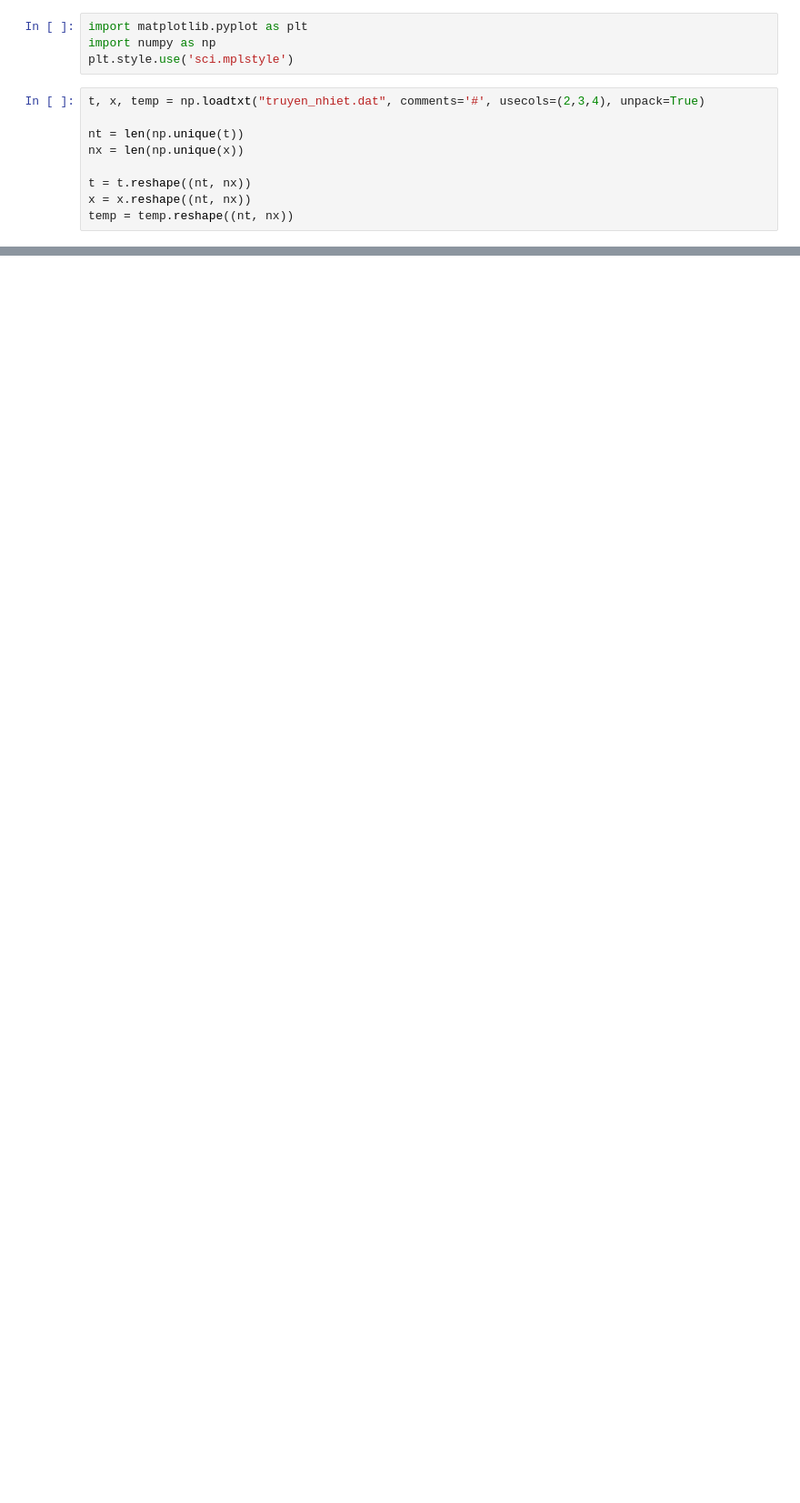
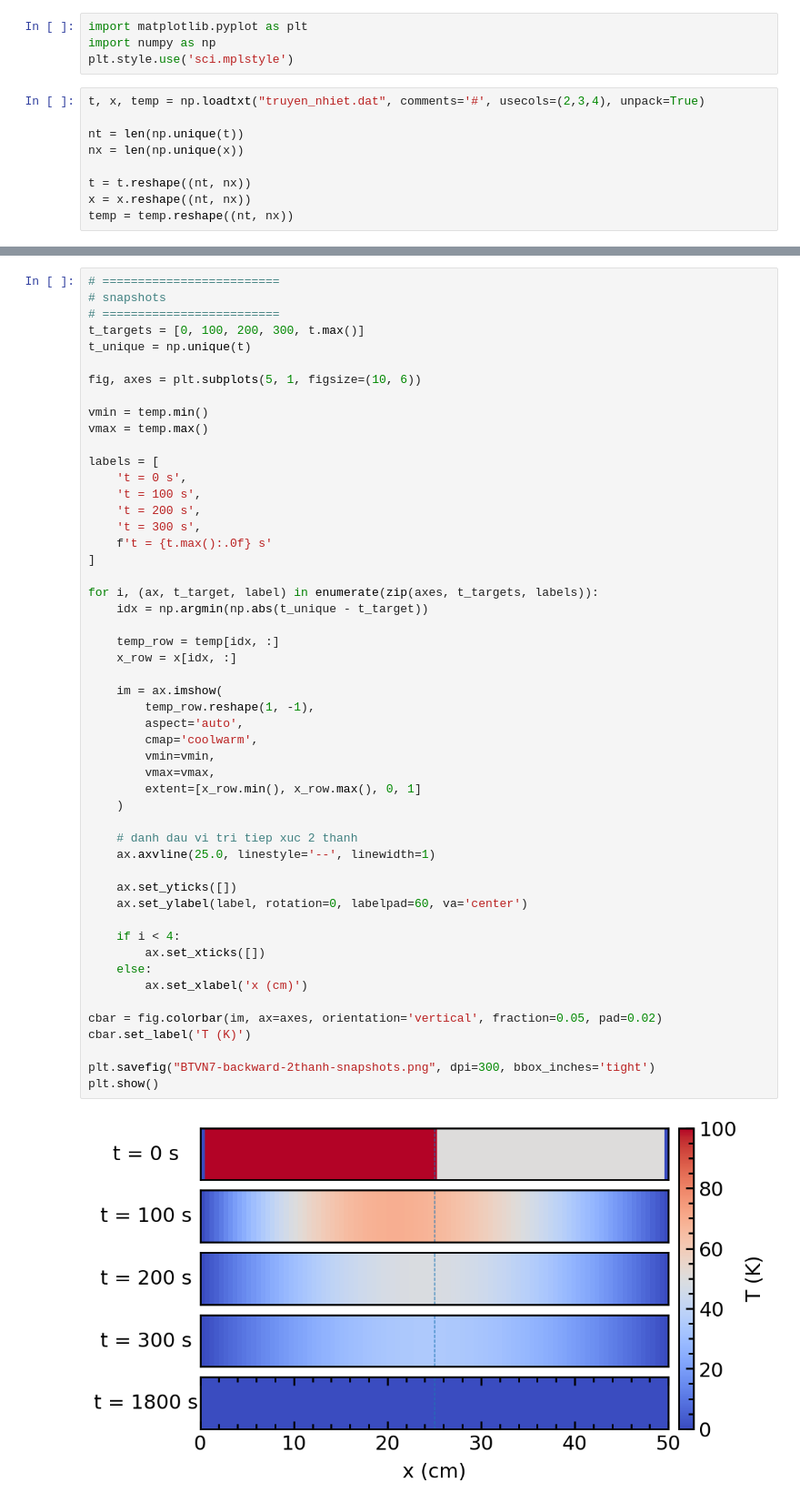
Before and after one commit to nguyentrangiabao05/Personal-Computational-Physics, a Jupyter notebook: BTVN/BTVN7/backward/BTVN7-plot.ipynb, the cells around one changed output, grey strips where cells are left out. Shown at 91% size. Saved outputs shown, nothing was run; the diff lists cells and outputs as text; blank space fills up the shorter version.

```diff
--- a/BTVN/BTVN7/backward/BTVN7-plot.ipynb
+++ b/BTVN/BTVN7/backward/BTVN7-plot.ipynb
@@ -77,0 +126,53 @@ plt.show()
+# %%
+# =========================
+# snapshots
+# =========================
+t_targets = [0, 100, 200, 300, t.max()]
+t_unique = np.unique(t)
+
+fig, axes = plt.subplots(5, 1, figsize=(10, 6))
+
+vmin = temp.min()
+vmax = temp.max()
+
+labels = [
+    't = 0 s',
+    't = 100 s',
+    't = 200 s',
+    't = 300 s',
+    f't = {t.max():.0f} s'
+]
+
+for i, (ax, t_target, label) in enumerate(zip(axes, t_targets, labels)):
+    idx = np.argmin(np.abs(t_unique - t_target))
+
+    temp_row = temp[idx, :]
+    x_row = x[idx, :]
+
+    im = ax.imshow(
+        temp_row.reshape(1, -1),
+        aspect='auto',
+        cmap='coolwarm',
+        vmin=vmin,
+        vmax=vmax,
+        extent=[x_row.min(), x_row.max(), 0, 1]
+    )
+
+    # danh dau vi tri tiep xuc 2 thanh
+    ax.axvline(25.0, linestyle='--', linewidth=1)
+
+    ax.set_yticks([])
+    ax.set_ylabel(label, rotation=0, labelpad=60, va='center')
+
+    if i < 4:
+        ax.set_xticks([])
+    else:
+        ax.set_xlabel('x (cm)')
+
+cbar = fig.colorbar(im, ax=axes, orientation='vertical', fraction=0.05, pad=0.02)
+cbar.set_label('T (K)')
+
+plt.savefig("BTVN7-backward-2thanh-snapshots.png", dpi=300, bbox_inches='tight')
+plt.show()
+# %% [output]
+[figure, added]
```
Also changed, not shown: parts of 4 cells of this notebook, 14 other files.
